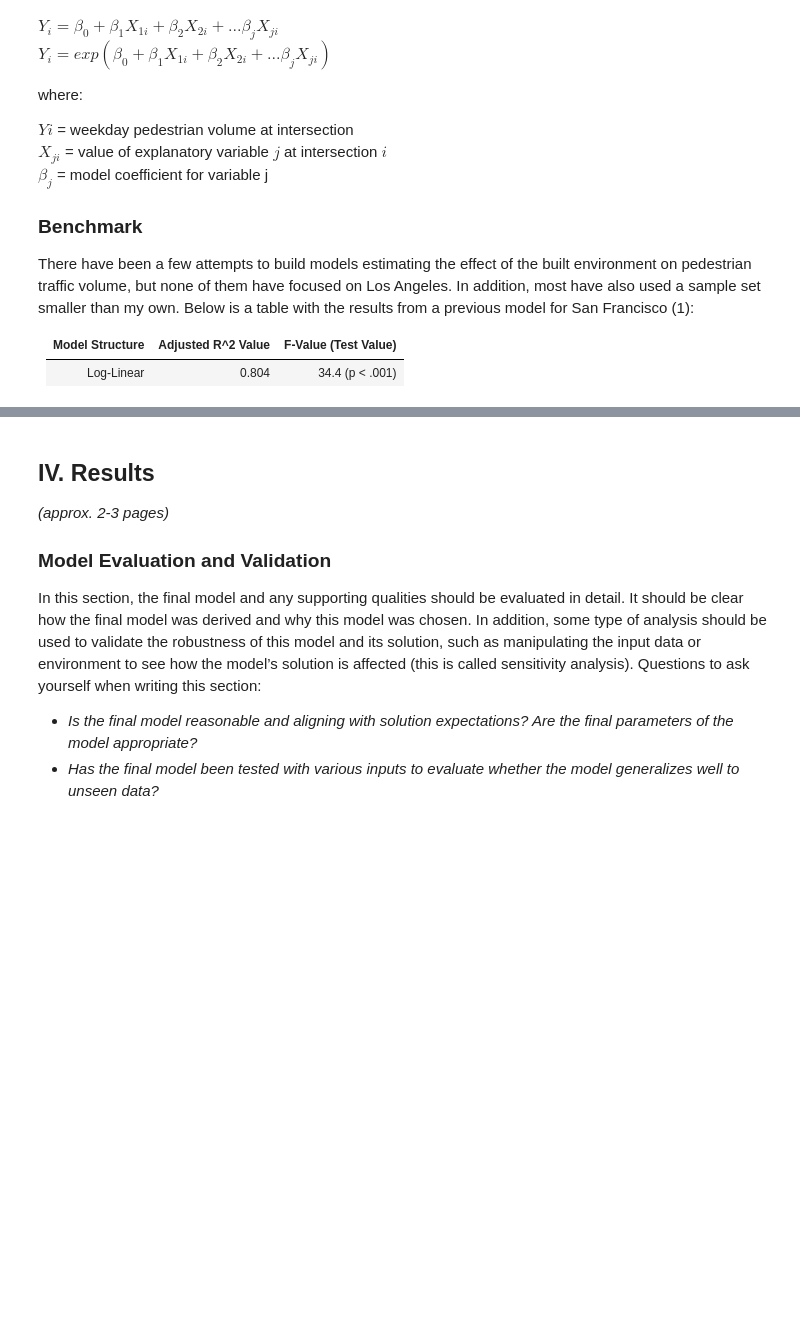
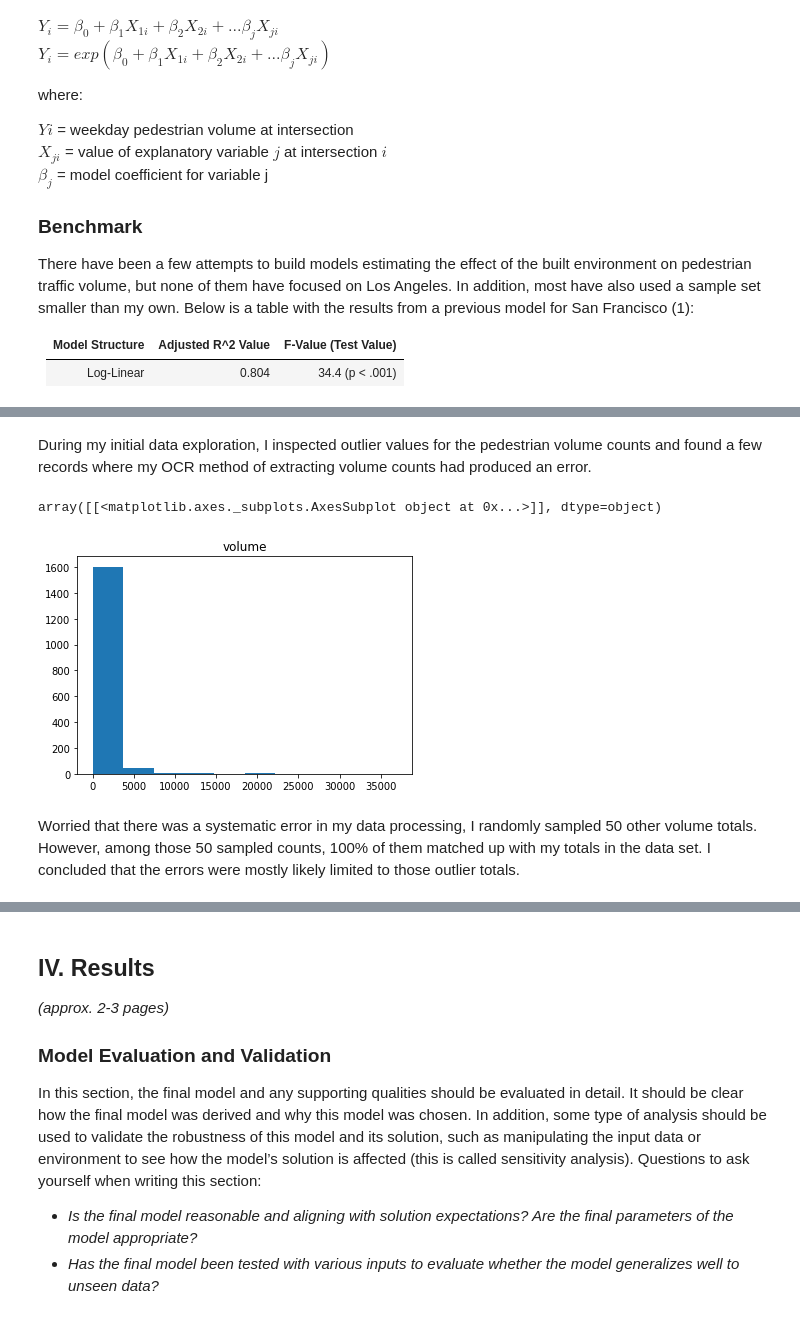
Before and after one commit to black-tea/vehicle-vol-pdf-scrape, a Jupyter notebook: Predicting Pedestrian Volumes.ipynb, the cells around one changed output, grey strips where cells are left out. Cells and saved outputs as stored; diff of their text form; code cells hidden in the pictures; blank space fills up the shorter version.

```diff
--- a/Predicting Pedestrian Volumes.ipynb
+++ b/Predicting Pedestrian Volumes.ipynb
@@ -92,0 +233,4 @@ In this section, you will need to discuss the process of improvement you made up
+# %%
+# Load data & preview
+data = pd.read_csv('data/FeatureData/featurescombined.csv')
+print(data.info())
@@ -92,0 +255,10 @@ In this section, you will need to discuss the process of improvement you made up
+# %% [markdown]
+During my initial data exploration, I inspected outlier values for the pedestrian volume counts and found a few records where my OCR method of extracting volume counts had produced an error.
+# %%
+vol_hist = data.hist(column='volume', grid=False)
+vol_hist
+# %% [output]
+array([[<matplotlib.axes._subplots.AxesSubplot object at 0x...>]], dtype=object)
+[figure, added]
+# %% [markdown]
+Worried that there was a systematic error in my data processing, I randomly sampled 50 other volume totals. However, among those 50 sampled counts, 100% of them matched up with my totals in the data set. I concluded that the errors were mostly likely limited to those outlier totals.
```
Also changed, not shown: parts of 8 cells of this notebook.
